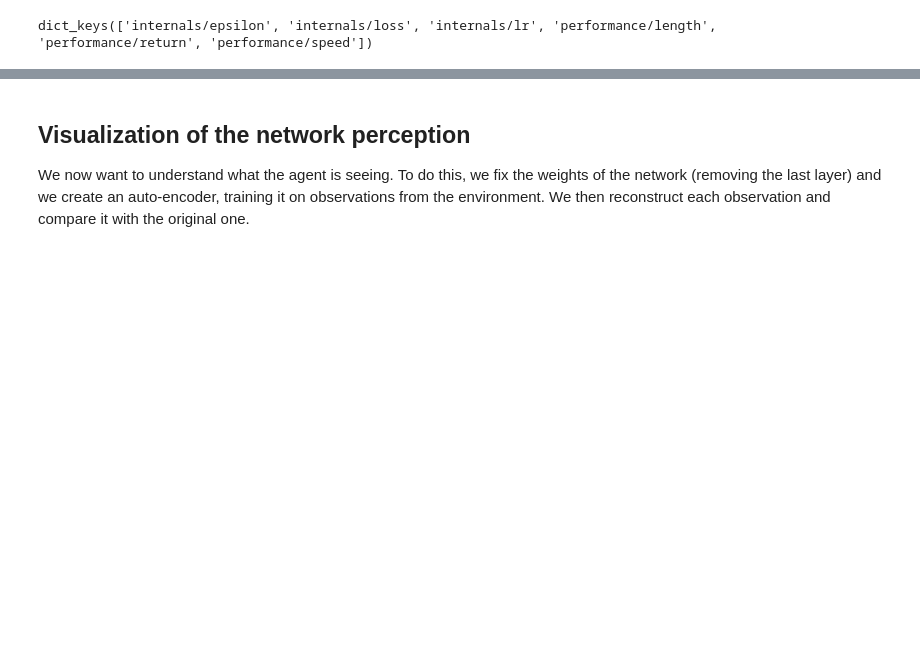
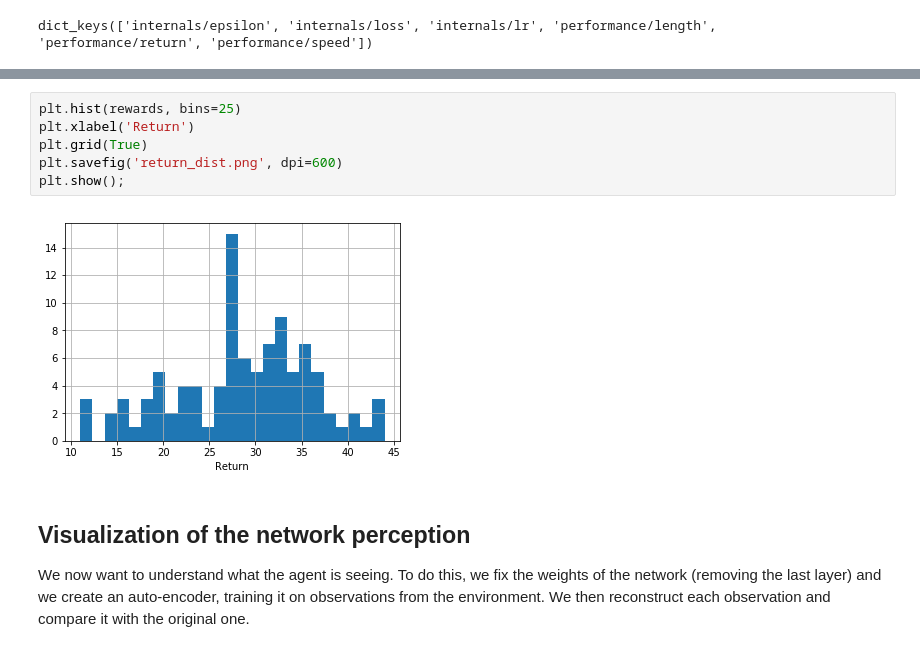
Before and after one commit to nicomon24/sneks-experiments, a Jupyter notebook: analysis/SingleAgent.ipynb, the cells around one changed output, grey strips where cells are left out. Drawn from its saved outputs; the diff is of its cells as text; blank space fills up the shorter version.

```diff
--- a/analysis/SingleAgent.ipynb
+++ b/analysis/SingleAgent.ipynb
@@ -153,3 +161,11 @@ TODO: histogram of performance in test
+# %%
+plt.hist(rewards, bins=25)
+plt.xlabel('Return')
+plt.grid(True)
+plt.savefig('return_dist.png', dpi=600)
+plt.show();
+# %% [output]
+[figure, added]
 # %% [markdown]
 ## Visualization of the network perception
 We now want to understand what the agent is seeing. To do this, we fix the weights of the network (removing the last layer) and we create an auto-encoder, training it on observations from the environment. We then reconstruct each observation and compare it with the original one.
```
Also changed, not shown: parts of 7 cells of this notebook, 6 other files.
